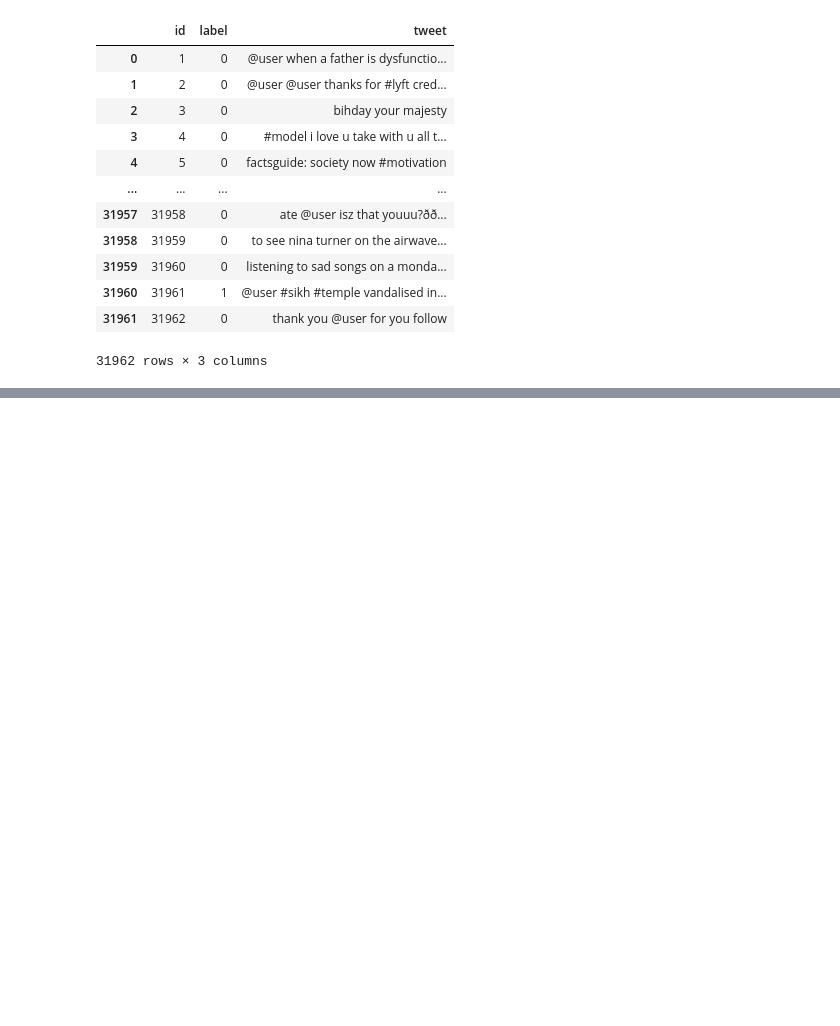
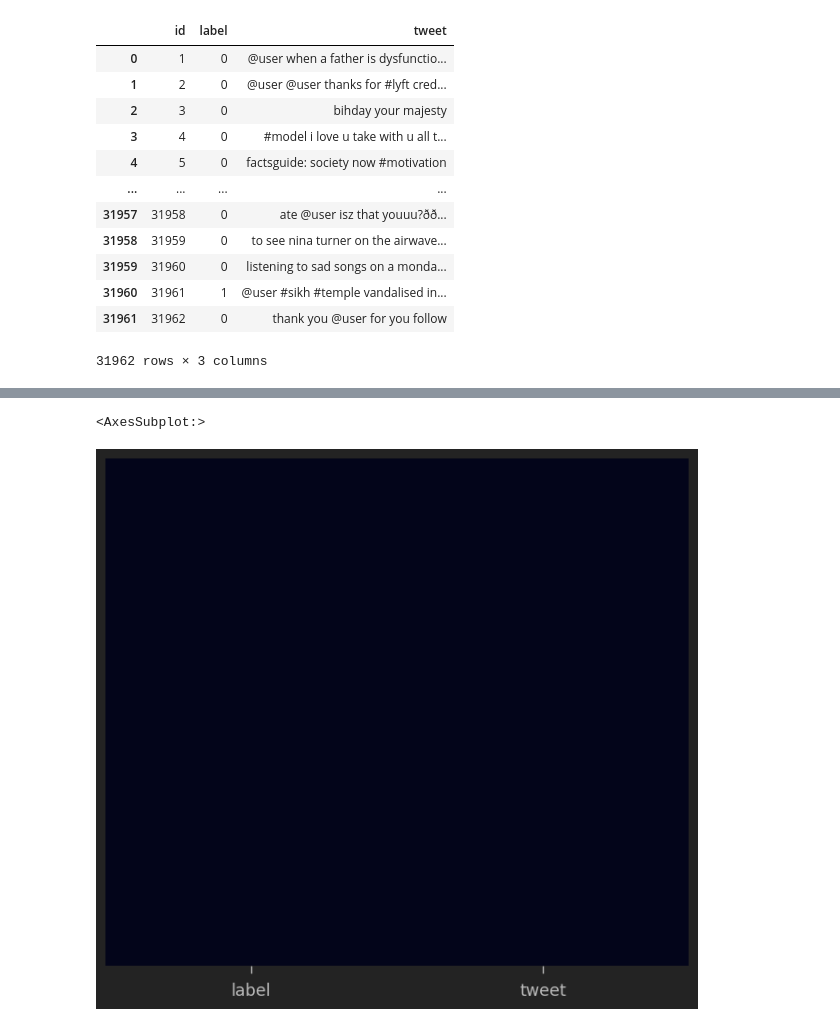
Before and after one commit to mitzu-93/twitter-sentiment, a Jupyter notebook: sentiment-analysis.ipynb, the cells around one changed output, grey strips where cells are left out. Cells and saved outputs as stored; diff of their text form; code cells hidden in the pictures; blank space fills up the shorter version.

```diff
--- a/sentiment-analysis.ipynb
+++ b/sentiment-analysis.ipynb
@@ -41,0 +93,6 @@ twitter_df
+# %%
+#since we got one homogenous color, we know we do not have any null values.
+sns.heatmap(twitter_df.isnull(), yticklabels=False, cbar=False)
+# %% [output]
+<AxesSubplot:>
+[figure, added]
```
Also changed, not shown: parts of 6 cells of this notebook.
